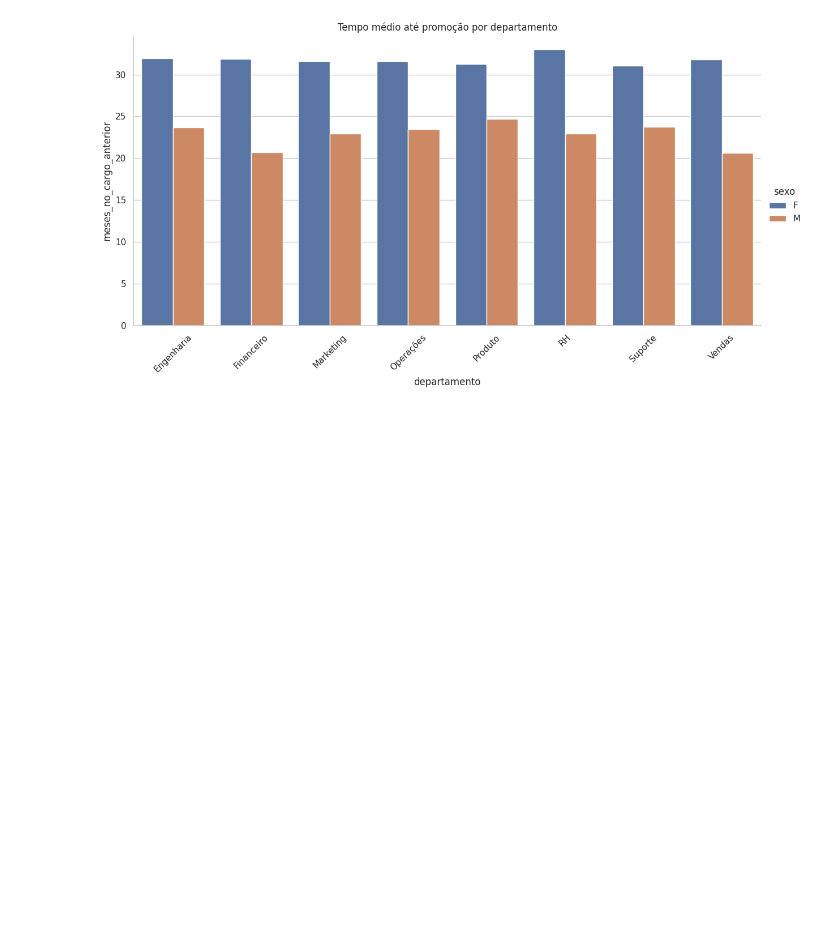
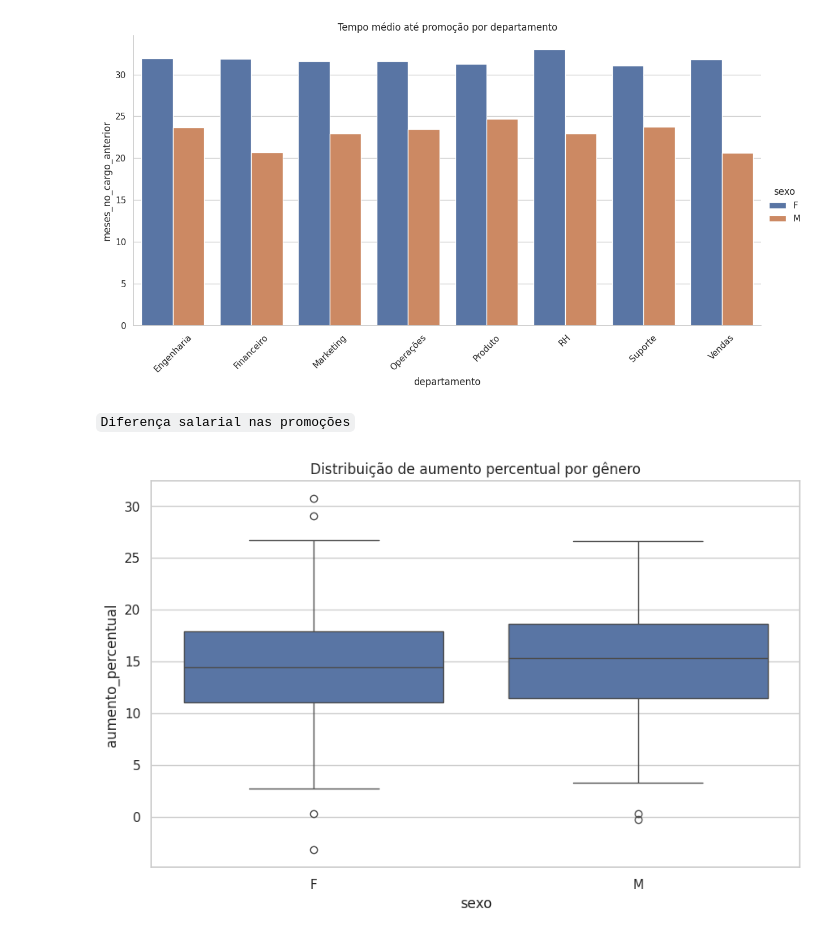
Before and after one commit to marciacastro03/projeto_07-Dossi-Exodus-Crise-de-Talentos_-CDT13, a Jupyter notebook: etl_historico_promocoes.ipynb, the cells around one changed output. Cells and saved outputs as stored; diff of their text form; code cells hidden in the pictures; blank space fills up the shorter version.

```diff
--- a/etl_historico_promocoes.ipynb
+++ b/etl_historico_promocoes.ipynb
@@ -156,3 +156,23 @@ plt.title("Tempo médio até promoção por departamento")
 plt.show()
 # %% [output]
 [figure]
+# %% [markdown]
+`Diferença salarial nas promoções`
+# %%
+salario_genero = df_historico_promocoes.groupby("sexo")[
+    ["salario_anterior","salario_novo","aumento_percentual"]
+].mean()
+
+salario_genero
+
+sns.boxplot(
+    data=df_historico_promocoes,
+    x="sexo",
+    y="aumento_percentual"
+)
+
+plt.title("Distribuição de aumento percentual por gênero")
+
+plt.show()
+# %% [output]
+[figure, added]
```
Also changed, not shown: parts of 7 cells of this notebook.
